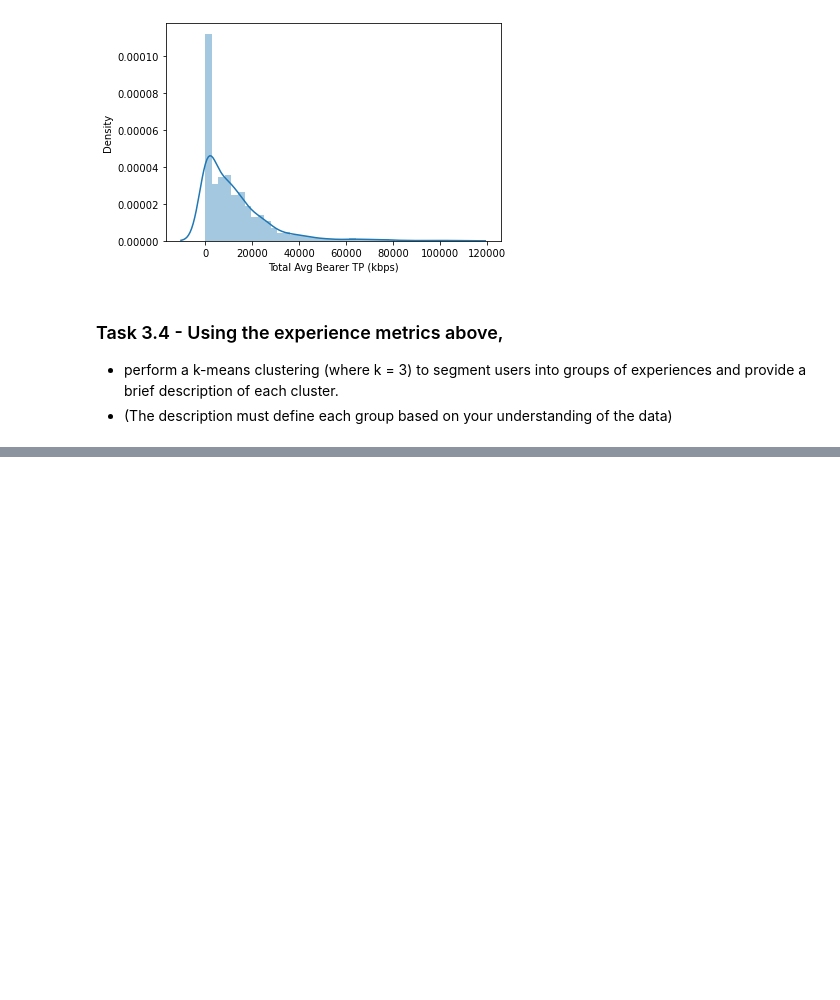
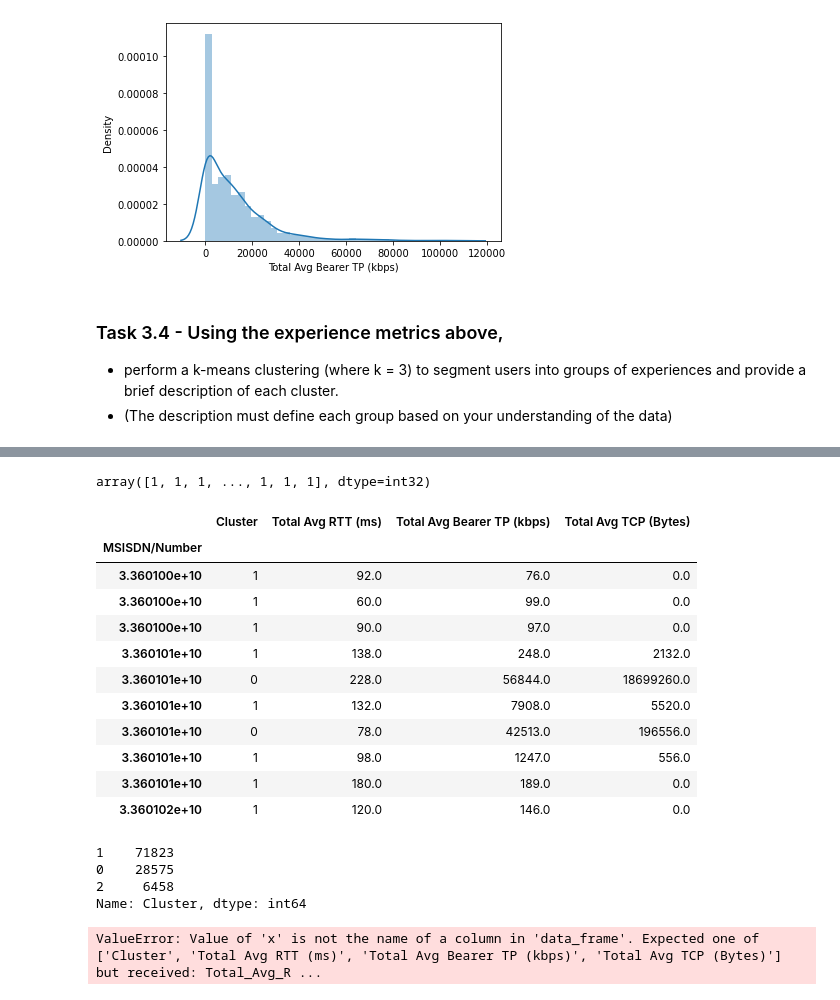
Before and after one commit to YohansSamuel/TeleCom-Data-Analysis, a Jupyter notebook: notebooks/Task-3-User_Experience_Analysis.ipynb, the cells around one changed output, grey strips where cells are left out. Cells and saved outputs as stored; diff of their text form; code cells hidden in the pictures; blank space fills up the shorter version.

Commit message:
perform kmeans clustering

```diff
--- a/notebooks/Task-3-User_Experience_Analysis.ipynb
+++ b/notebooks/Task-3-User_Experience_Analysis.ipynb
@@ -145,3 +229,9 @@ pd.DataFrame(top_tp.describe())
 ### Task 3.4 - Using the experience metrics above,
 - perform a k-means clustering (where k = 3) to segment users into groups of experiences and provide a brief description of each cluster.
 - (The description must define each group based on your understanding of the data)
+# %%
+experiance_metric_df = user_experience[[
+    "Total Avg RTT (ms)",
+    "Total Avg Bearer TP (kbps)",
+    "Total Avg TCP (Bytes)"]].copy()
+experiance_metric_df.head()
@@ -147,0 +246,4 @@ pd.DataFrame(top_tp.describe())
+# %%
+scaler = StandardScaler()
+scaled_array = scaler.fit_transform(experiance_metric_df)
+pd.DataFrame(scaled_array).head(5)
@@ -147,0 +257,3 @@ pd.DataFrame(top_tp.describe())
+# %%
+data_normalized = normalize(scaled_array)
+pd.DataFrame(data_normalized).head(5)
@@ -147,0 +267,34 @@ pd.DataFrame(top_tp.describe())
+# %%
+kmeans = KMeans(n_clusters=3, random_state=0).fit(data_normalized)
+kmeans.labels_
+# %% [output]
+array([1, 1, 1, ..., 1, 1, 1], dtype=int32)
+# %%
+experiance_metric_df.insert(0, 'Cluster', kmeans.labels_)
+experiance_metric_df.head(10)
+# %% [output]
+|  | Cluster | Total Avg RTT (ms) | Total Avg Bearer TP (kbps) | Total Avg TCP (Bytes) |
+| MSISDN/Number |  |  |  |  |
+| 3.360100e+10 | 1 | 92.0 | 76.0 | 0.0 |
+| 3.360100e+10 | 1 | 60.0 | 99.0 | 0.0 |
+| 3.360100e+10 | 1 | 90.0 | 97.0 | 0.0 |
+| 3.360101e+10 | 1 | 138.0 | 248.0 | 2132.0 |
+| 3.360101e+10 | 0 | 228.0 | 56844.0 | 18699260.0 |
+| 3.360101e+10 | 1 | 132.0 | 7908.0 | 5520.0 |
+| 3.360101e+10 | 0 | 78.0 | 42513.0 | 196556.0 |
+| 3.360101e+10 | 1 | 98.0 | 1247.0 | 556.0 |
+| 3.360101e+10 | 1 | 180.0 | 189.0 | 0.0 |
+| 3.360102e+10 | 1 | 120.0 | 146.0 | 0.0 |
+# %%
+experiance_metric_df['Cluster'].value_counts()
+# %% [output]
+1    71823
+0    28575
+2     6458
+Name: Cluster, dtype: int64
+# %%
+fig = px.scatter(experiance_metric_df, x='Total Avg RTT (ms)', y="Total Avg Bearer TP (kbps)",
+                 color='Cluster', size='Total Avg TCP (Bytes)')
+fig.show()
+# %% [output]
+ValueError: Value of 'x' is not the name of a column in 'data_frame'. Expected one of ['Cluster', 'Total Avg RTT (ms)', 'Total Avg Bearer TP (kbps)', 'Total Avg TCP (Bytes)'] but received: Total_Avg_R ...
```
Also changed, not shown: parts of 12 cells of this notebook.
